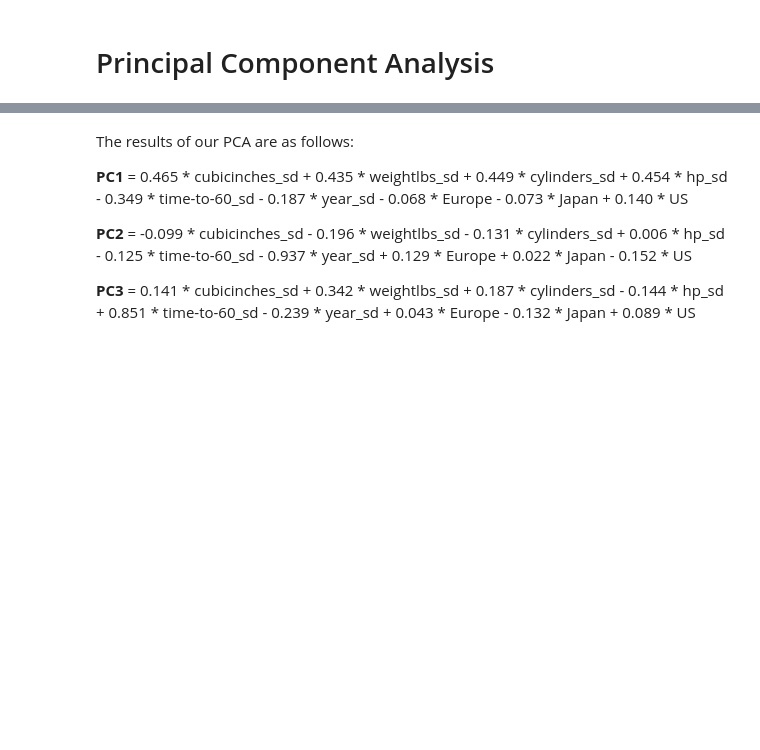
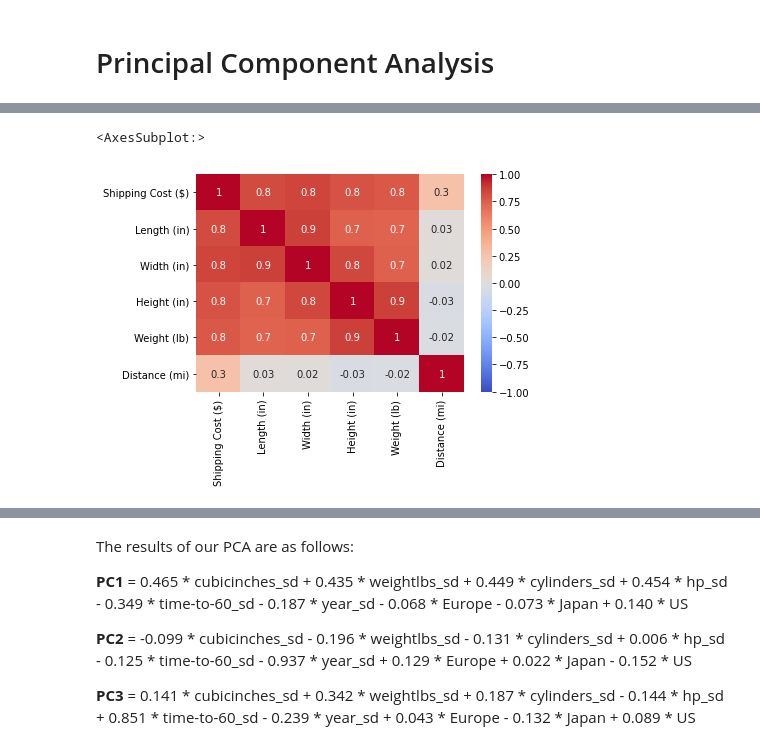
Before and after one commit to smashley-eakland/ds-principal_component_analysis-kbo33, a Jupyter notebook: principal_component_analysis.ipynb, the cells around one changed output, grey strips where cells are left out. Cells and saved outputs as stored; diff of their text form; code cells hidden in the pictures; blank space fills up the shorter version.

```diff
--- a/principal_component_analysis.ipynb
+++ b/principal_component_analysis.ipynb
@@ -53,0 +76,5 @@ $\rightarrow$ **PCA insight**: Moreover, since we'll be capturing much of the va
+# %%
+sns.heatmap(packages.corr(), annot = True, fmt='.1g', vmin=-1, vmax=1, center= 0, cmap= 'coolwarm')
+# %% [output]
+<AxesSubplot:>
+[figure, added]
```
Also changed, not shown: parts of 153 cells of this notebook, 1 other file.
